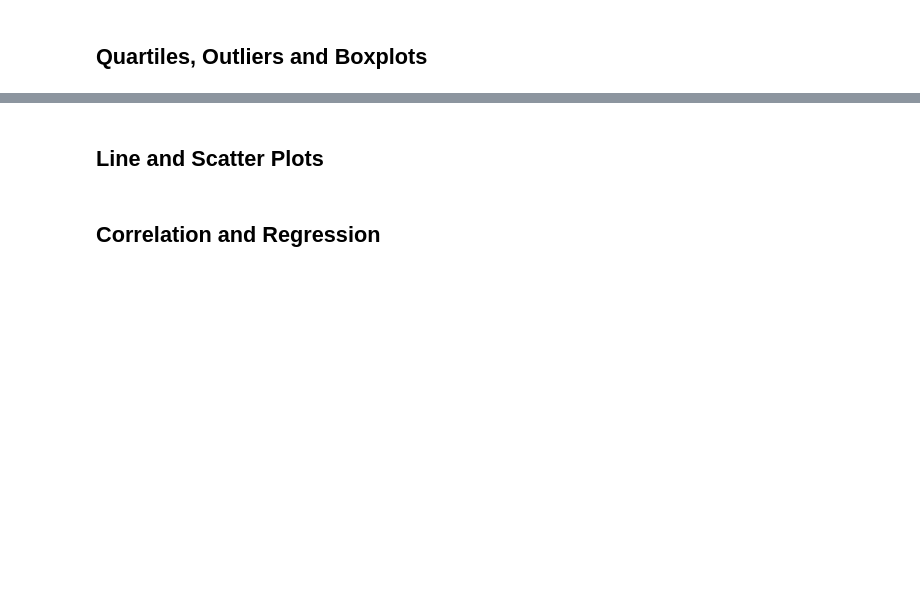
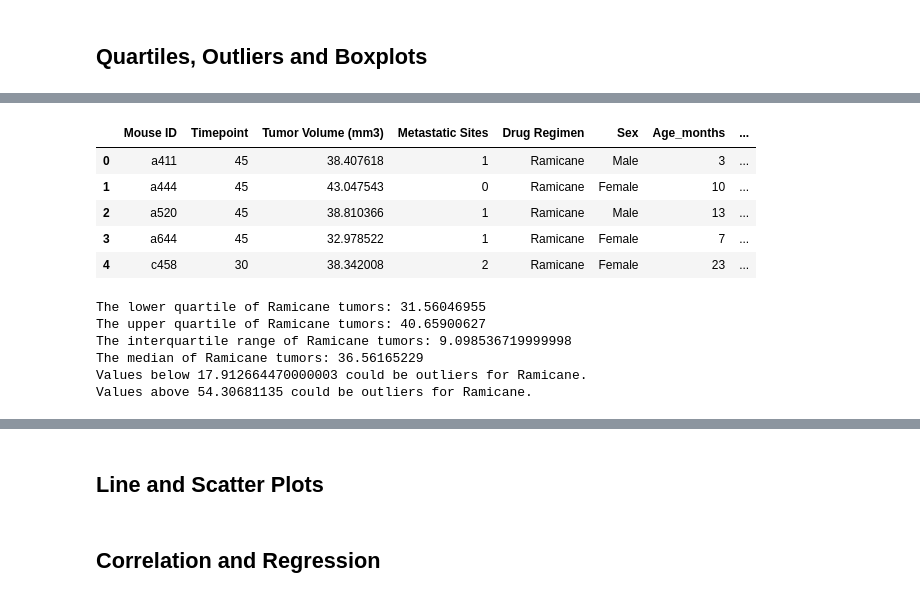
Before and after one commit to byronpineda225/Matplotlib-challenge, a Jupyter notebook: Pymaceuticals/pymaceuticals_starter.ipynb, the cells around one changed output, grey strips where cells are left out. Drawn from its saved outputs; the diff is of its cells as text; code cells hidden in the pictures; blank space fills up the shorter version.

```diff
--- a/Pymaceuticals/pymaceuticals_starter.ipynb
+++ b/Pymaceuticals/pymaceuticals_starter.ipynb
@@ -278,0 +357,48 @@ plt.show()
+# %%
+# Next up Ramicane just repeat what was previously done
+ramicane_regimen_df = cleaned_mouse_study.loc[cleaned_mouse_study["Drug Regimen"] == "Ramicane",:]
+
+# The max timepoint for each Mouse ID for Ramicane in
+ramicane_regimen_max_tp = ramicane_regimen_df.groupby("Mouse ID").max()["Timepoint"]
+ramicane_vol_tot = pd.DataFrame(ramicane_regimen_max_tp)
+
+# Grouped dataframe to be merged. Use a left join only want to look at those max timepoints per mouse
+ramicane_regimen_merged = pd.merge(ramicane_vol_tot, cleaned_mouse_study, how="left", on=("Mouse ID","Timepoint"))
+# Quick look
+ramicane_regimen_merged.head()
+# %% [output]
+|  | Mouse ID | Timepoint | Tumor Volume (mm3) | Metastatic Sites | Drug Regimen | Sex | Age_months | ... |
+| 0 | a411 | 45 | 38.407618 | 1 | Ramicane | Male | 3 | ... |
+| 1 | a444 | 45 | 43.047543 | 0 | Ramicane | Female | 10 | ... |
+| 2 | a520 | 45 | 38.810366 | 1 | Ramicane | Male | 13 | ... |
+| 3 | a644 | 45 | 32.978522 | 1 | Ramicane | Female | 7 | ... |
+| 4 | c458 | 30 | 38.342008 | 2 | Ramicane | Female | 23 | ... |
+# %%
+# Calculate the IQR and quantitatively determine if there are any potential outliers
+# for tumor volumes for Ramicane.
+ramicane_tumor_volume = ramicane_regimen_merged["Tumor Volume (mm3)"]
+
+# Let us derive and print out all pertinent data as it may be
+# needed later analysis.
+quartiles = ramicane_tumor_volume.quantile([.25,.5,.75])
+lowerq = quartiles[0.25]
+upperq = quartiles[0.75]
+iqr = upperq-lowerq
+
+print(f"The lower quartile of Ramicane tumors: {lowerq}")
+print(f"The upper quartile of Ramicane tumors: {upperq}")
+print(f"The interquartile range of Ramicane tumors: {iqr}")
+print(f"The median of Ramicane tumors: {quartiles[0.5]} ")
+
+lower_bound = lowerq - (1.5 * iqr)
+upper_bound = upperq + (1.5 * iqr)
+
+print(f"Values below {lower_bound} could be outliers for Ramicane.")
+print(f"Values above {upper_bound} could be outliers for Ramicane.")
+# %% [output]
+The lower quartile of Ramicane tumors: 31.56046955
+The upper quartile of Ramicane tumors: 40.65900627
+The interquartile range of Ramicane tumors: 9.098536719999998
+The median of Ramicane tumors: 36.56165229
+Values below 17.912664470000003 could be outliers for Ramicane.
+Values above 54.30681135 could be outliers for Ramicane.
```
Also changed, not shown: parts of 17 cells of this notebook, 4 other files.
